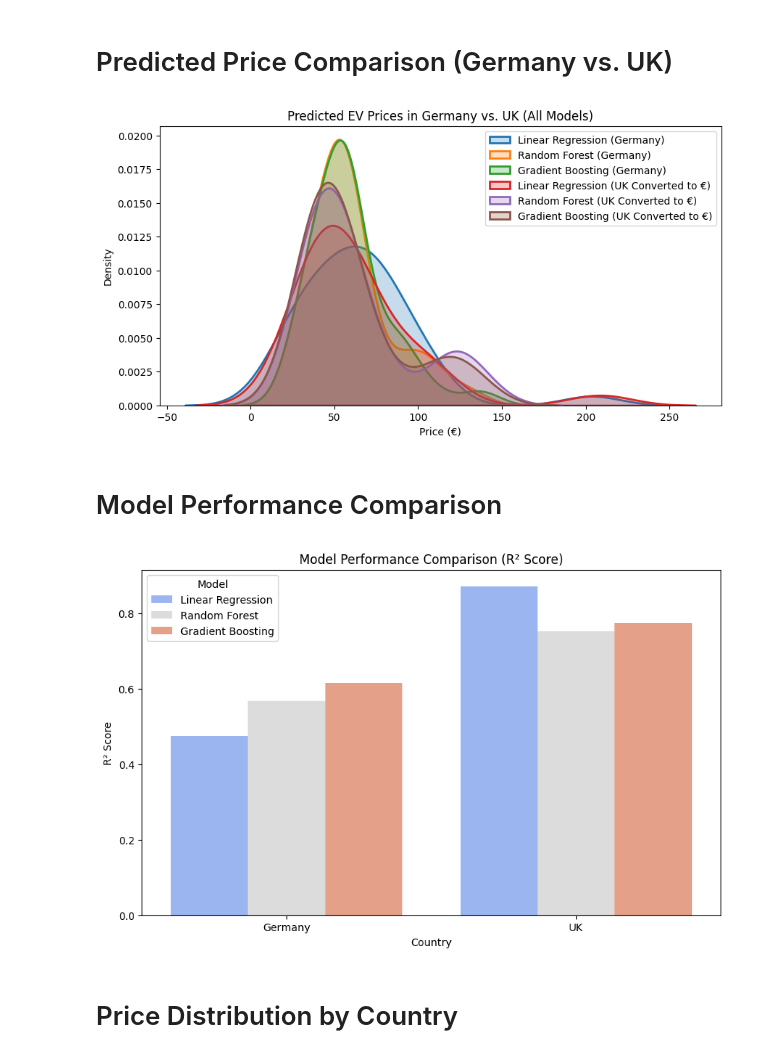
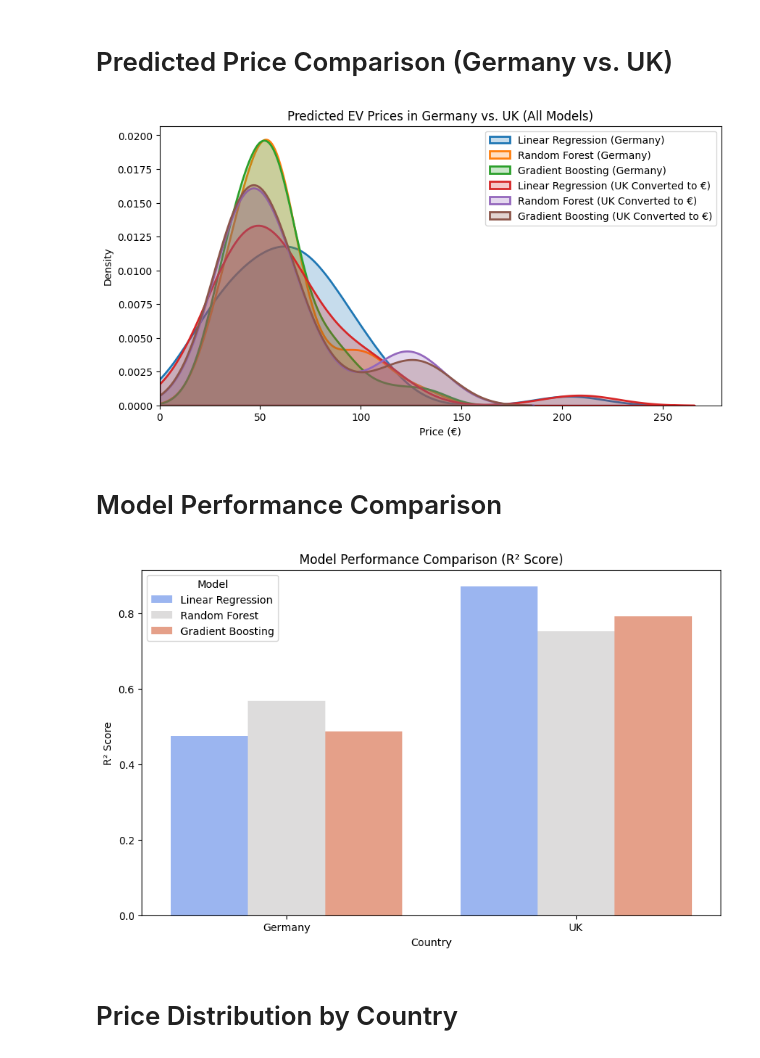
Before and after one commit to Hami4214/EV-car-price-price-prediction-, a Jupyter notebook: ev_price_prediction_updated_file.ipynb, the cells around one changed output. Saved outputs shown, nothing was run; the diff lists cells and outputs as text; code cells hidden in the pictures.

Commit message:
Created using Colab fix the  negative prices

```diff
--- a/ev_price_prediction_updated_file.ipynb
+++ b/ev_price_prediction_updated_file.ipynb
@@ -37,0 +40,3 @@ df_cleaned = df.dropna(subset=["PriceinGermany", "PriceinUK"], how="all")
+# %%
+df_cleaned = df_cleaned.copy()
+df_cleaned["PriceinUK_EUR"] = df_cleaned["PriceinUK"] * 1.17
@@ -107,7 +129,7 @@ print(y_train_de.isna().sum(), y_test_de.isna().sum())
 models = {
     "Linear Regression": LinearRegression(),
     "Random Forest": RandomForestRegressor(n_estimators=100, random_state=42),
-    "Gradient Boosting": GradientBoostingRegressor(n_estimators=100, random_state=42)
+    "Gradient Boosting": GradientBoostingRegressor(n_estimators=100, random_state=42, loss="huber")
 }
 # %% [markdown]
 #test
@@ -146,6 +168,13 @@ def train_and_evaluate(models, X_train, X_test, y_train, y_test, country):
     for name, model in models.items():
         model.fit(X_train, y_train)
         y_pred = model.predict(X_test)
+        #debuging
+        print(f"\n {name} Predictions ({country}) - Min Value BEFORE Fix: {y_pred.min()}")
+
+        #  no negative prices are predicted
+        y_pred = np.maximum(y_pred, 0)
+        #debug min predicting value
+        print(f"{name} Predictions ({country}) - Min Value AFTER Fix: {y_pred.min()}")
         predictions[name] = y_pred
 
         results[name] = {
@@ -216,0 +304,17 @@ RMSE: 322.75
+# %%
+plt.figure(figsize=(15, 5))
+
+for i, (name, model) in enumerate(models.items()):
+    # Scatter plot for residuals in Germany
+    plt.subplot(1, 3, i+1)
+    plt.scatter(predictions_germany[name], residuals_germany, color="blue", alpha=0.5, label="Germany")
+    plt.scatter(predictions_uk[name], residuals_uk, color="red", alpha=0.5, label="UK")
+
+    plt.axhline(0, color="black", linestyle="--", linewidth=1)
+    plt.title(f"Residuals vs. Predicted: {name}")
+    plt.xlabel("Predicted Prices (€)")
+    plt.ylabel("Residuals")
+    plt.legend()
+
+plt.tight_layout()
+plt.show()
@@ -219,17 +325,19 @@ RMSE: 322.75
 # %%
 plt.figure(figsize=(10, 5))
 for name, preds in predictions_germany.items():
-    sns.kdeplot(preds, fill=True, label=f"{name} (Germany)", linewidth=2)
+    sns.kdeplot(preds, fill=True, label=f"{name} (Germany)", linewidth=2, clip=(0, None))  # 🔥 Ensures no negative prices
+
 for name, preds in predictions_uk.items():
-    sns.kdeplot(preds * 1.17, fill=True, label=f"{name} (UK Converted to €)", linewidth=2)
+    sns.kdeplot(preds * 1.17, fill=True, label=f"{name} (UK Converted to €)", linewidth=2, clip=(0, None))  # 🔥 Clip negatives
 
+plt.xlim(0, None)  # 🔥 Enforces non-negative prices
 plt.title("Predicted EV Prices in Germany vs. UK (All Models)")
 plt.xlabel("Price (€)")
 plt.ylabel("Density")
 plt.legend()
 plt.show()
 # %% [output]
-[figure, old version]
+[figure, new version]
 # %% [markdown]
 # Model Performance Comparison
 # %%
@@ -246,7 +354,7 @@ plt.ylabel("R² Score")
 plt.legend(title="Model")
 plt.show()
 # %% [output]
-[figure, old version]
+[figure, new version]
 # %% [markdown]
 # Price Distribution by Country
 # %%
```
Also changed, not shown: parts of 14 cells of this notebook.
